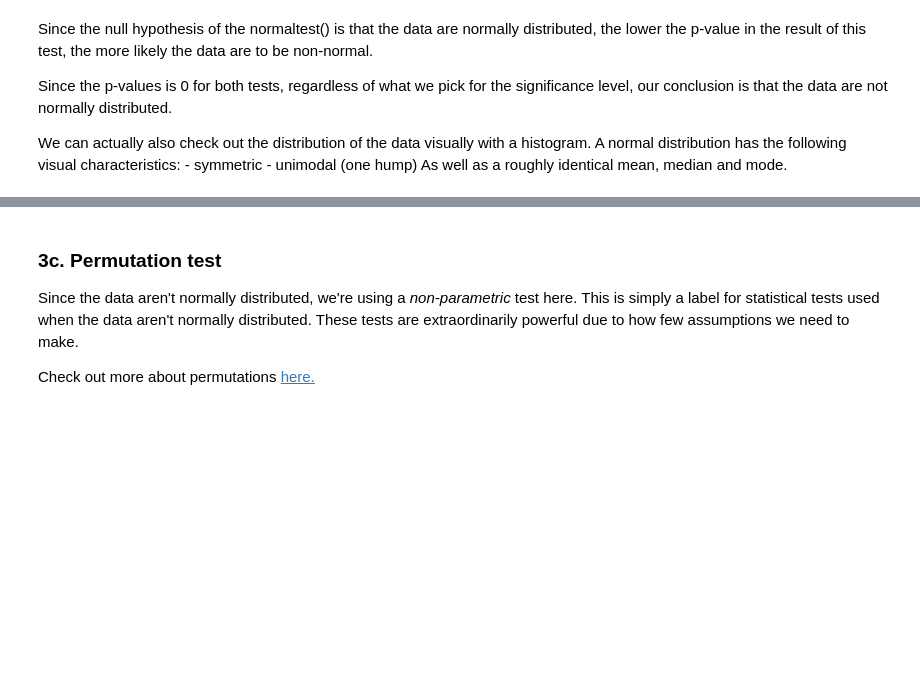
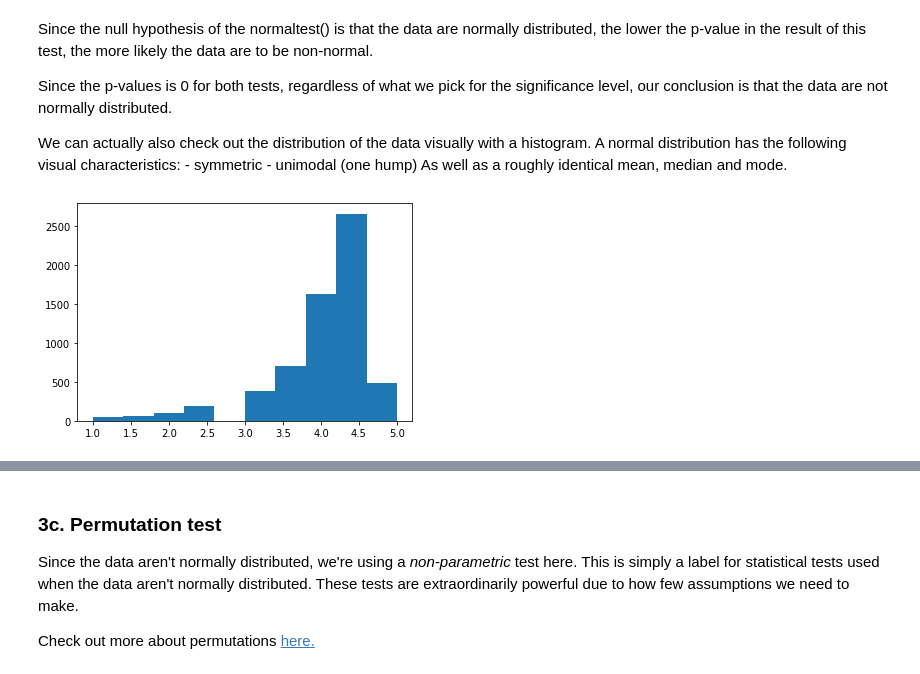
Before and after one commit to jtmcrori/Springboard, a Jupyter notebook: Springboard Apps project - Tier 3 - Complete.ipynb, the cells around one changed output, grey strips where cells are left out. Saved outputs shown, nothing was run; the diff lists cells and outputs as text; code cells hidden in the pictures; blank space fills up the shorter version.

```diff
--- a/Springboard Apps project - Tier 3 - Complete.ipynb
+++ b/Springboard Apps project - Tier 3 - Complete.ipynb
@@ -415,7 +415,8 @@ There are many different statistical tests, all with different assumptions. You'
 # %%
 # Create a subset of the column 'Rating' by the different platforms.
 # Call the subsets 'apple' and 'google'
-_ _ _
+apple = df[df['platform']=='apple']['Rating']
+google = df[df['platform']=='google']['Rating']
 # %%
 # Using the stats.normaltest() method, get an indication of whether the apple data are normally distributed
 # Save the result in a variable called apple_normal, and print it out
@@ -434,6 +441,8 @@ We can actually also check out the distribution of the data visually with a hist
 As well as a roughly identical mean, median and mode.
 # %%
 # Create a histogram of the apple reviews distribution
-_ _ _
+appleHist = plt.hist(apple)
+# %% [output]
+[figure, added]
 # %%
 # Create a histogram of the google data
```
Also changed, not shown: parts of 10 cells of this notebook.
